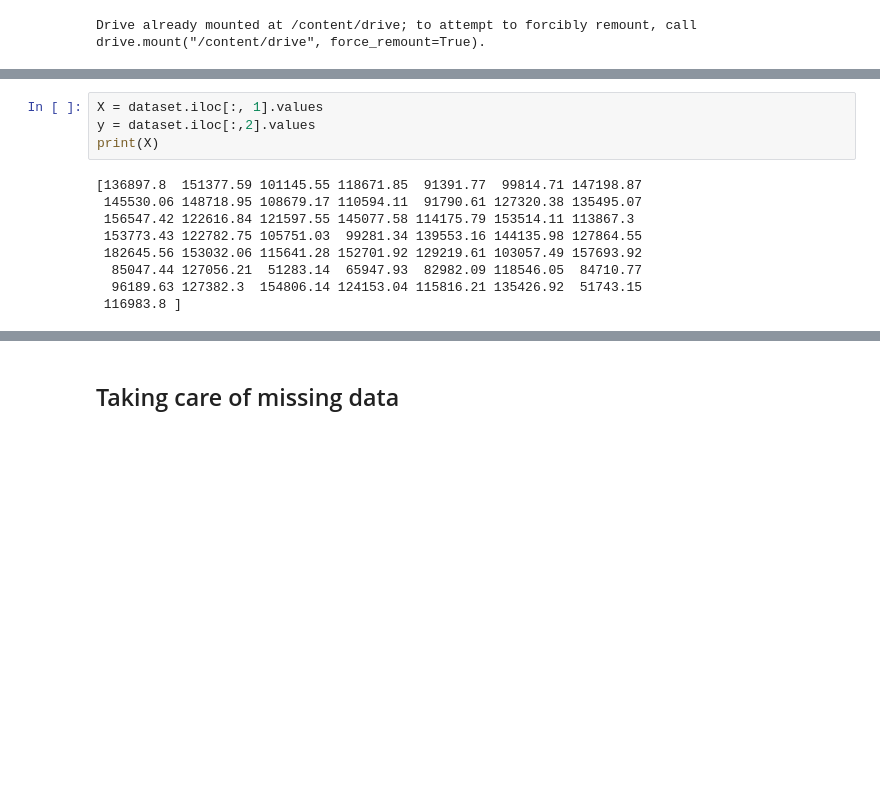
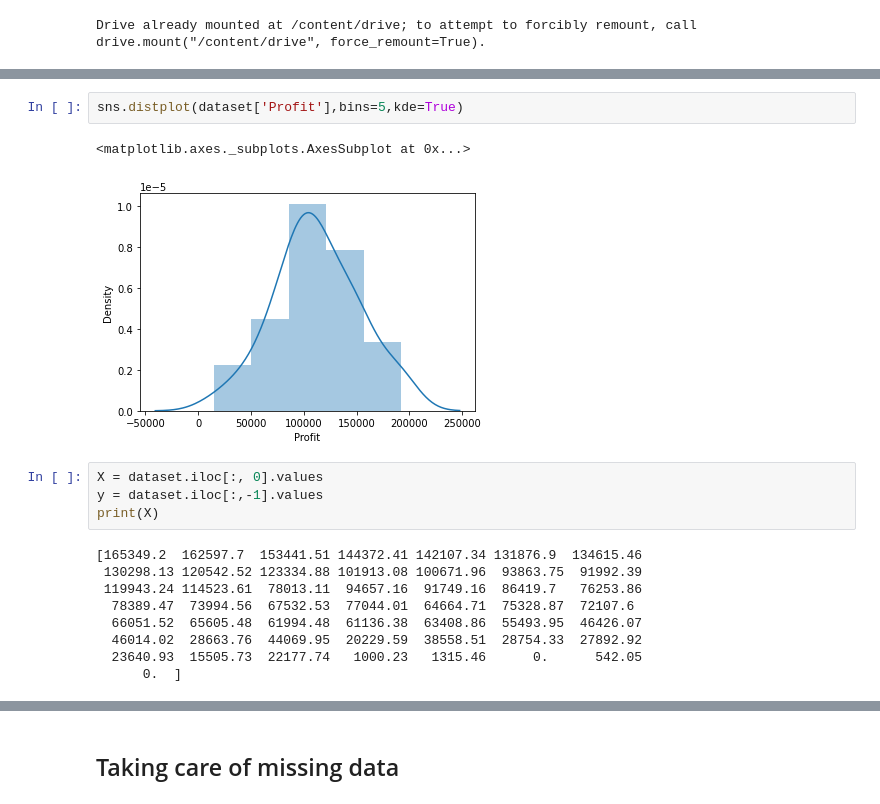
Before and after one commit to ekramasif/Basic-Machine-Learning, a Jupyter notebook: Linear_Regression.ipynb, the cells around one changed output, grey strips where cells are left out. Saved outputs shown, nothing was run; the diff lists cells and outputs as text; blank space fills up the shorter version.

```diff
--- a/Linear_Regression.ipynb
+++ b/Linear_Regression.ipynb
@@ -30,16 +36,21 @@ dataset.head()
+# %%
+sns.distplot(dataset['Profit'],bins=5,kde=True)
+# %% [output]
+<matplotlib.axes._subplots.AxesSubplot at 0x...>
+[figure, added]
 # %%
-X = dataset.iloc[:, 1].values
-y = dataset.iloc[:,2].values
+X = dataset.iloc[:, 0].values
+y = dataset.iloc[:,-1].values
 print(X)
 # %% [output]
-[136897.8  151377.59 101145.55 118671.85  91391.77  99814.71 147198.87
- 145530.06 148718.95 108679.17 110594.11  91790.61 127320.38 135495.07
- 156547.42 122616.84 121597.55 145077.58 114175.79 153514.11 113867.3
- 153773.43 122782.75 105751.03  99281.34 139553.16 144135.98 127864.55
- 182645.56 153032.06 115641.28 152701.92 129219.61 103057.49 157693.92
-  85047.44 127056.21  51283.14  65947.93  82982.09 118546.05  84710.77
-  96189.63 127382.3  154806.14 124153.04 115816.21 135426.92  51743.15
- 116983.8 ]
+[165349.2  162597.7  153441.51 144372.41 142107.34 131876.9  134615.46
+ 130298.13 120542.52 123334.88 101913.08 100671.96  93863.75  91992.39
+ 119943.24 114523.61  78013.11  94657.16  91749.16  86419.7   76253.86
+  78389.47  73994.56  67532.53  77044.01  64664.71  75328.87  72107.6
+  66051.52  65605.48  61994.48  61136.38  63408.86  55493.95  46426.07
+  46014.02  28663.76  44069.95  20229.59  38558.51  28754.33  27892.92
+  23640.93  15505.73  22177.74   1000.23   1315.46      0.      542.05
+      0.  ]
 # %%
 print(y)
 # %% [output]
```
Also changed, not shown: parts of 6 cells of this notebook.
